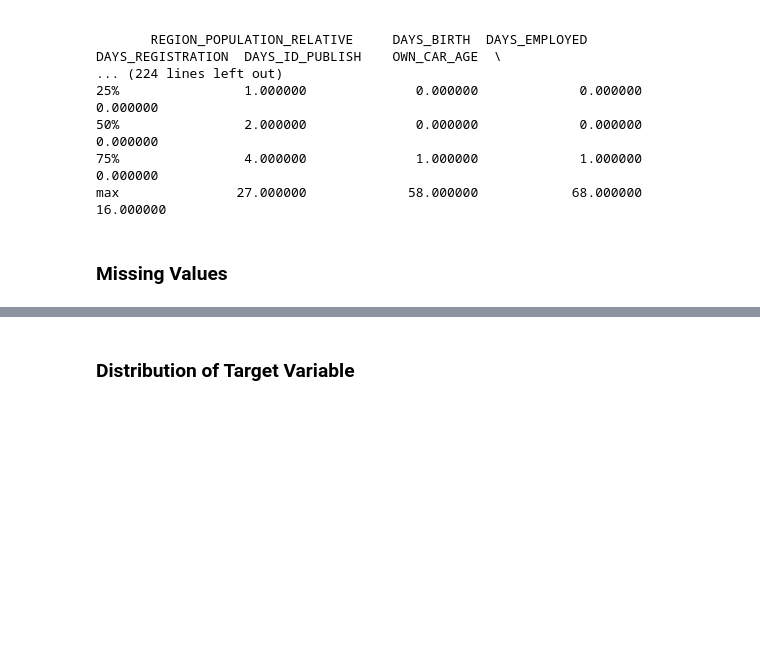
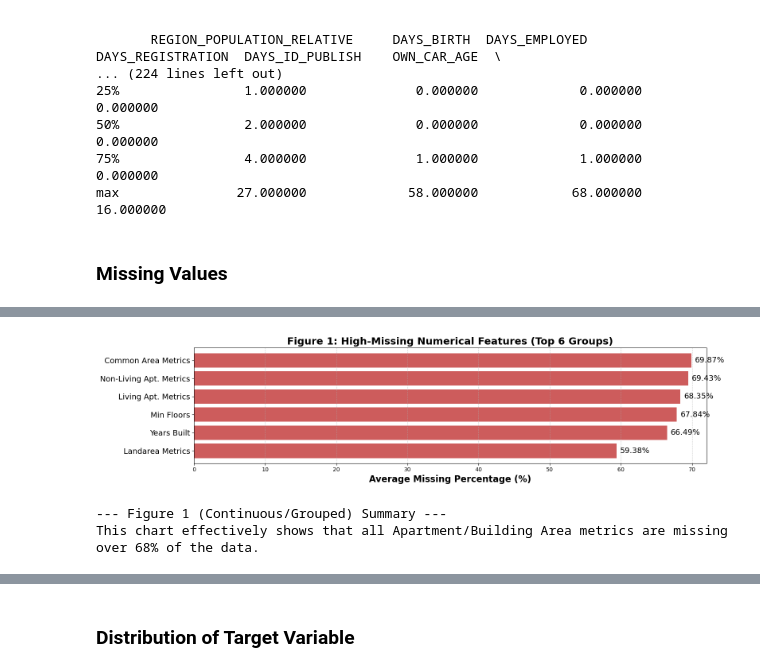
Before and after one commit to mandypeng-brown/data1030-project-credit-risk, a Jupyter notebook: src/1_EDA.ipynb, the cells around one changed output, grey strips where cells are left out. Cells and saved outputs as stored; diff of their text form; code cells hidden in the pictures; blank space fills up the shorter version.

```diff
--- a/notebook/EDA.ipynb
+++ b/src/1_EDA.ipynb
@@ -189,0 +190,70 @@ Number of columns which contains below 20% missing data: 17 .
+# %%
+import pandas as pd
+import matplotlib.pyplot as plt
+
+# 原始连续型特征数据 (只取缺失率最高的 Top 12)
+continuous_data = {
+    'COMMONAREA_AVG': 69.87, 'COMMONAREA_MODE': 69.87, 'COMMONAREA_MEDI': 69.87,
+    'NONLIVINGAPARTMENTS_MEDI': 69.43, 'NONLIVINGAPARTMENTS_MODE': 69.43, 'NONLIVINGAPARTMENTS_AVG': 69.43,
+    # 'FONDKAPREMONT_MODE': 68.38,
+    'LIVINGAPARTMENTS_AVG': 68.35, 'LIVINGAPARTMENTS_MEDI': 68.35,
+    'LIVINGAPARTMENTS_MODE': 68.35, 'FLOORSMIN_MODE': 67.84, 'YEARS_BUILD_AVG': 66.49,
+    'LANDAREA_AVG':59.38,
+}
+
+
+grouped_data = {}
+for col, missing_rate in continuous_data.items():
+    prefix = col.split('_')[0]
+
+    if 'COMMONAREA' in col:
+            group_name = "Common Area Metrics"
+    elif 'NONLIVINGAPARTMENTS' in col:
+            group_name = "Non-Living Apt. Metrics"
+    elif 'LIVINGAPARTMENTS' in col:
+            group_name = "Living Apt. Metrics"
+    elif 'FLOORSMIN' in col:
+        group_name = "Min Floors"
+    elif 'YEARS_BUILD' in col:
+        group_name = "Years Built"
+    elif 'LANDAREA' in col:
+        group_name = "Landarea Metrics"
+    else:
+        group_name = col
+
+    if group_name not in grouped_data:
+        grouped_data[group_name] = []
+    grouped_data[group_name].append(missing_rate)
+
+# missing value in each group
+aggregated_missing = {
+    name: sum(rates) / len(rates) for name, rates in grouped_data.items()
+}
+
+aggregated_series = pd.Series(aggregated_missing).sort_values(ascending=False)
+
+# plt
+plt.figure(figsize=(16, 4))
+bars = plt.barh(aggregated_series.index, aggregated_series.values, color='indianred')
+plt.title("Figure 1: High-Missing Numerical Features (Top 6 Groups)", fontsize=18, fontweight='bold')
+plt.xlabel("Average Missing Percentage (%)", fontsize=16, fontweight='bold')
+plt.gca().invert_yaxis()
+
+for bar in bars:
+    width = bar.get_width()
+    plt.text(width + 0.5, bar.get_y() + bar.get_height()/2,
+             f'{width:.2f}%',
+             ha='left', va='center', fontsize=14)
+
+plt.xlim(0, 72)
+plt.tick_params(axis='y', labelsize=14)
+plt.grid(axis='x', linestyle='--', alpha=0.6)
+plt.tight_layout()
+plt.show()
+
+print("\n--- Figure 1 (Continuous/Grouped) Summary ---")
+print("This chart effectively shows that all Apartment/Building Area metrics are missing over 68% of the data.")
+# %% [output]
+[figure, added]
+--- Figure 1 (Continuous/Grouped) Summary ---
+This chart effectively shows that all Apartment/Building Area metrics are missing over 68% of the data.
```
Also changed, not shown: parts of 7 cells of this notebook, 25 other files.
